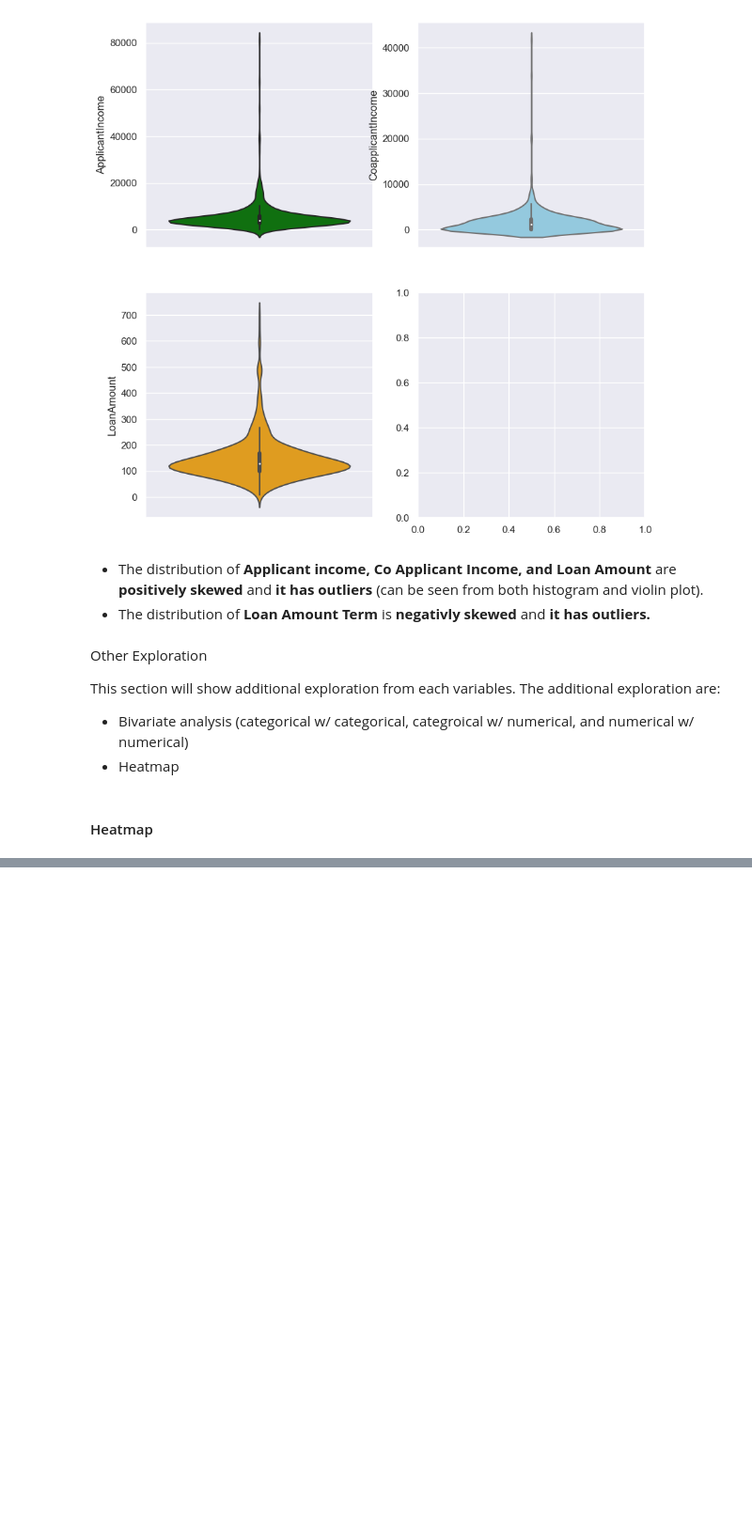
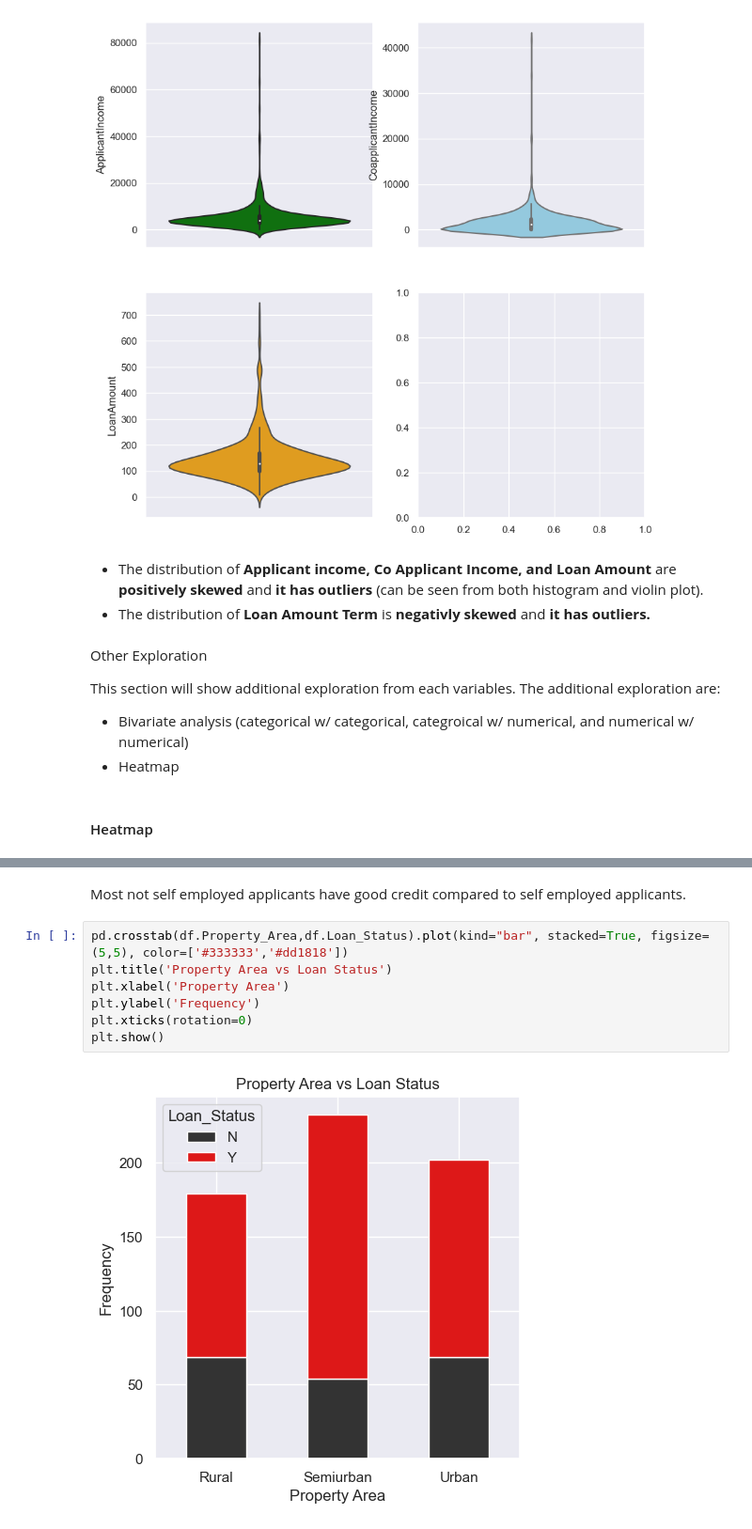
Before and after one commit to kobebaffour/machine_learning, a Jupyter notebook: Loan Prediction/loan_prediction_nm.ipynb, the cells around one changed output, grey strips where cells are left out. Shown: that part at 94% size. Saved outputs shown, nothing was run; the diff lists cells and outputs as text; blank space fills up the shorter version.

```diff
--- a/Loan Prediction/loan_prediction_nm.ipynb
+++ b/Loan Prediction/loan_prediction_nm.ipynb
@@ -403,0 +429,11 @@ plt.show()
+# %% [markdown]
+Most not self employed applicants have good credit compared to self employed applicants.
+# %%
+pd.crosstab(df.Property_Area,df.Loan_Status).plot(kind="bar", stacked=True, figsize=(5,5), color=['#333333','#dd1818'])
+plt.title('Property Area vs Loan Status')
+plt.xlabel('Property Area')
+plt.ylabel('Frequency')
+plt.xticks(rotation=0)
+plt.show()
+# %% [output]
+[figure, added]
```
Also changed, not shown: parts of 17 cells of this notebook.
